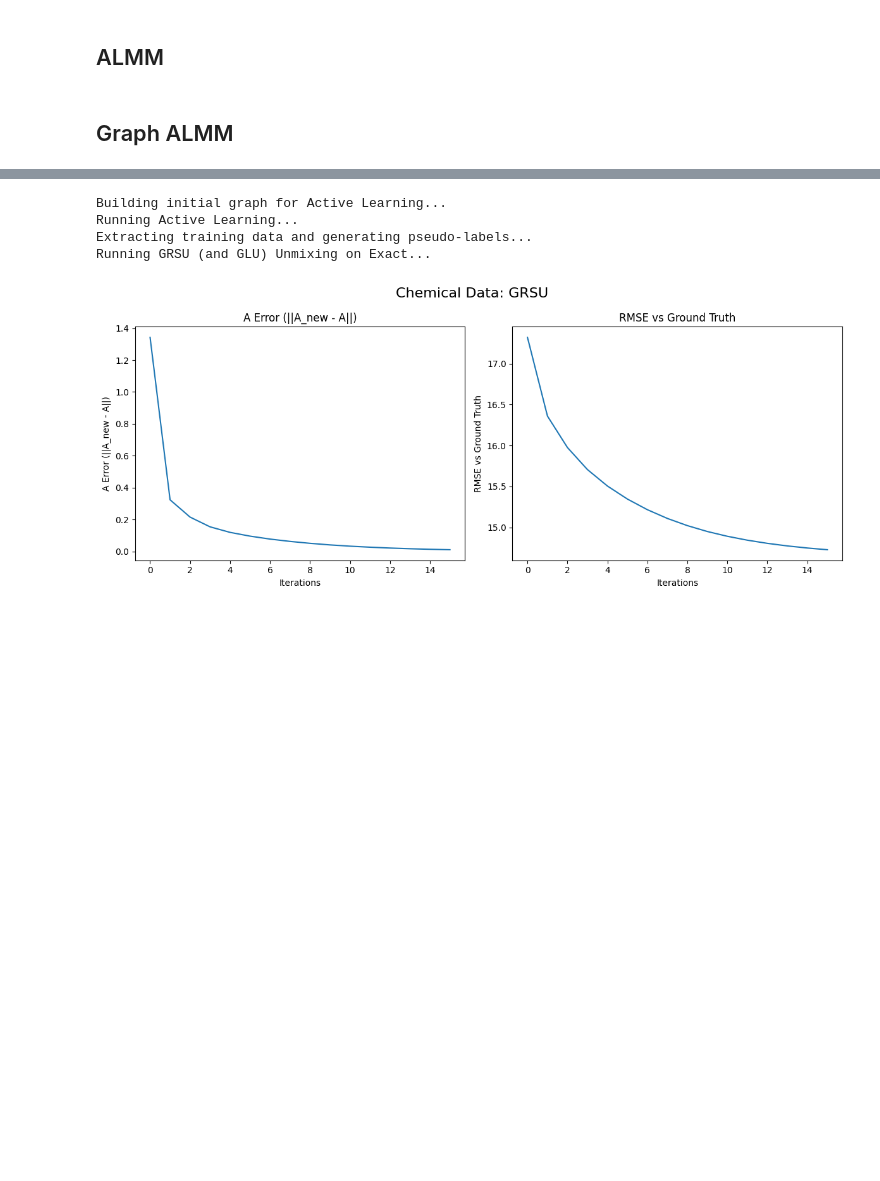
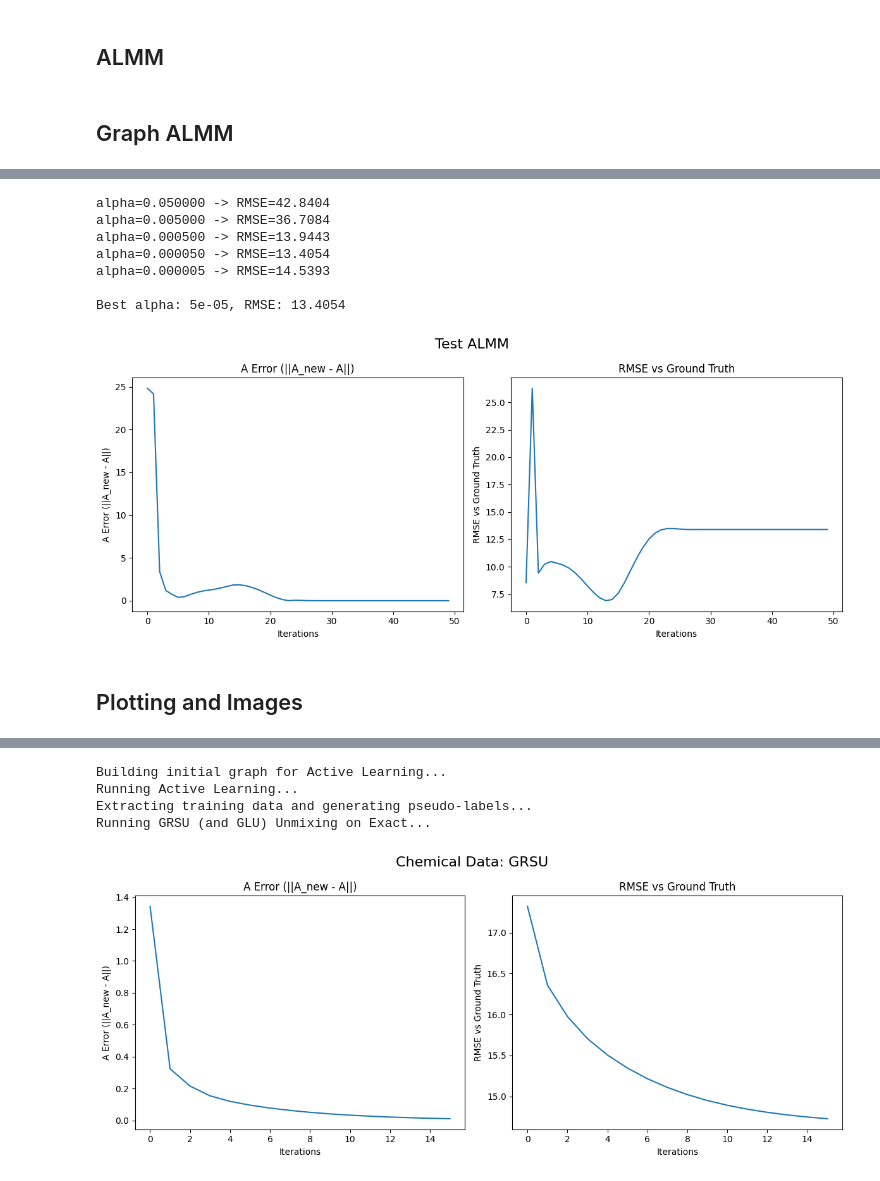
Before and after one commit to mtyler1059/Nearly-Blind-Hyperspectral-Unmixing, a Jupyter notebook: plot_testing.ipynb, the cells around one changed output, grey strips where cells are left out. Cells and saved outputs as stored; diff of their text form; code cells hidden in the pictures; blank space fills up the shorter version.

```diff
--- a/plot_testing.ipynb
+++ b/plot_testing.ipynb
@@ -825,0 +1121,24 @@ Shape of X: (1050, 1000)
+# %%
+# Testing (works)
+alpha_almm = 5e-2
+beta_almm  = 5e-2
+gamma_almm  = 1e-2
+eta_almm  = 1e-2
+iters_p = 50
+iters_f = 50
+
+E_s, A_s, T_s, B_s = best_alpha_ALMM(X = X_0, S = S_0, A = A_0,
+                                     iters_param = iters_p, iters_final = iters_f,
+                                     alpha_0 = alpha_almm, beta_0 = beta_almm, gamma_0 = gamma_almm, eta_0 = eta_almm,
+                                     A_error = True, RMSE_plot = True, title_0 = "Test ALMM")
+# %% [output]
+alpha=0.050000 -> RMSE=42.8404
+alpha=0.005000 -> RMSE=36.7084
+alpha=0.000500 -> RMSE=13.9443
+alpha=0.000050 -> RMSE=13.4054
+alpha=0.000005 -> RMSE=14.5393
+
+Best alpha: 5e-05, RMSE: 13.4054
+[figure, added]
+# %% [markdown]
+## Plotting and Images
```
Also changed, not shown: parts of 24 cells of this notebook, 1 other file.
